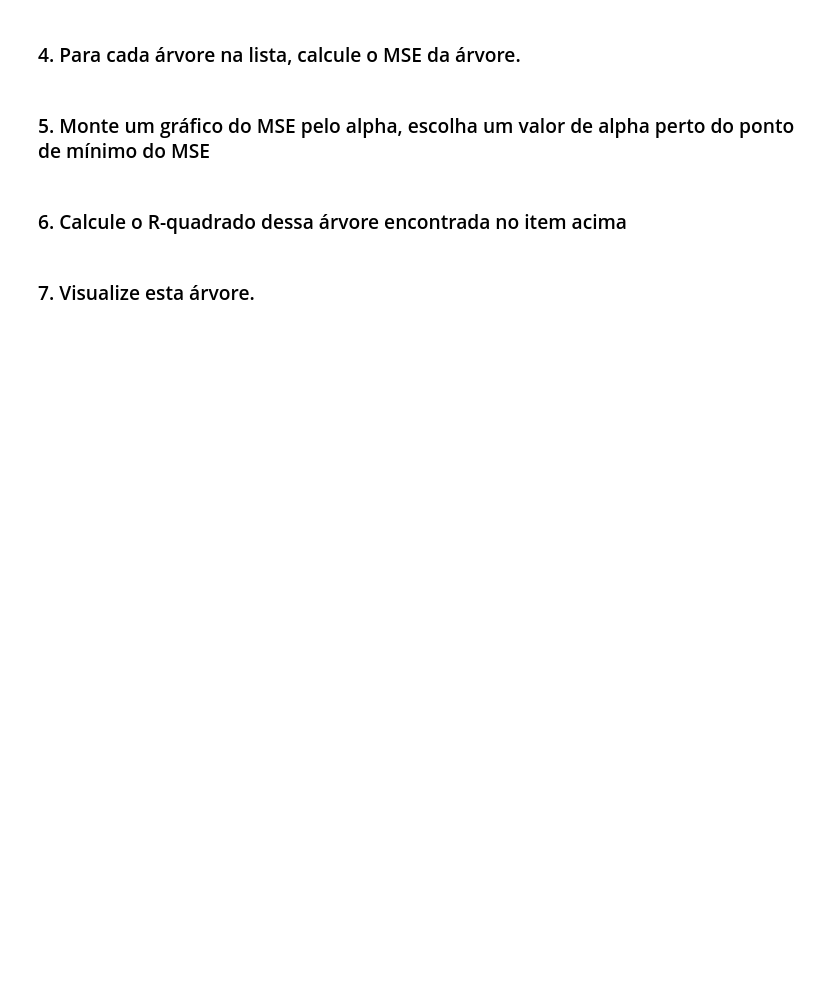
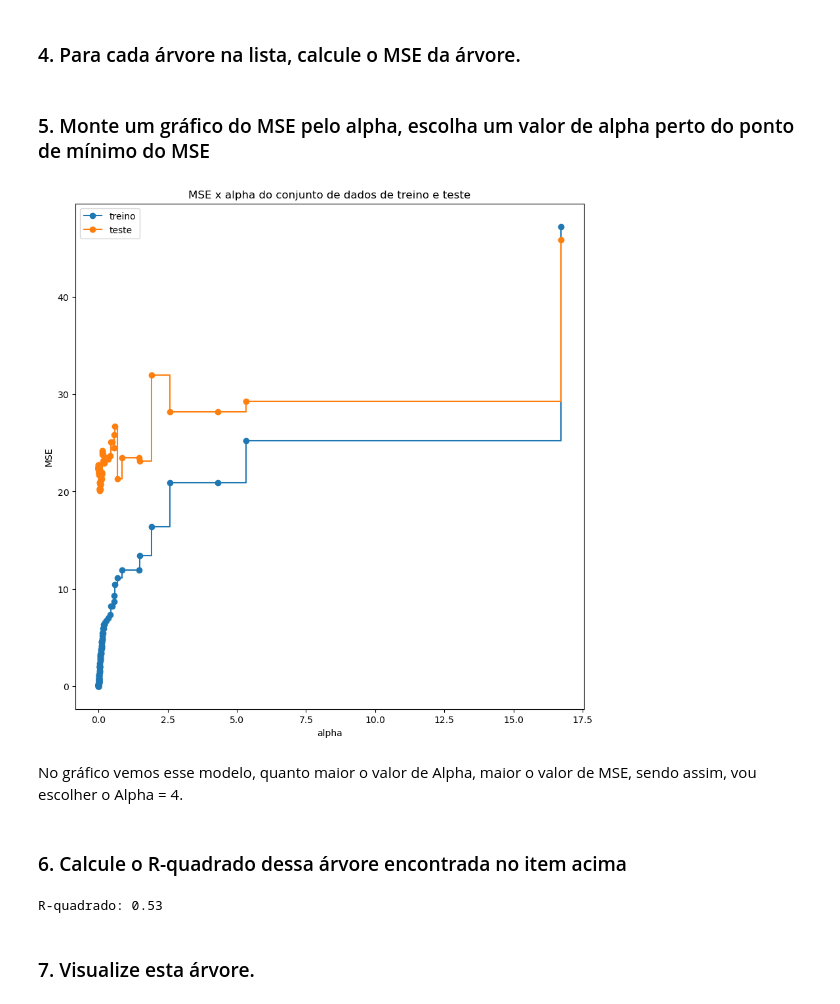
Before and after one commit to ReyDroy/Ebac_cientista_de_dados, a Jupyter notebook: MODULO 11/Mod11EX_2.ipynb, the cells around one changed output. Saved outputs shown, nothing was run; the diff lists cells and outputs as text; code cells hidden in the pictures; blank space fills up the shorter version.

```diff
--- a/MODULO 11/Mod11EX_2.ipynb
+++ b/MODULO 11/Mod11EX_2.ipynb
@@ -61,8 +144,33 @@ IndentationError: unexpected indent (1156326290.py, line 2)
 # %% [markdown]
 ### 4. Para cada árvore na lista, calcule o MSE da árvore.
+# %%
+train_scores = [mean_squared_error(y_train , clf.predict(X_train)) for clf in clfs]
+test_scores  = [mean_squared_error(y_test  , clf.predict(X_test )) for clf in clfs]
 # %% [markdown]
 ### 5. Monte um gráfico do MSE pelo alpha, escolha um valor de alpha perto do ponto de mínimo do MSE
+# %%
+fig, ax = plt.subplots(figsize=(10,10))
+ax.set_xlabel("alpha")
+ax.set_ylabel("MSE")
+ax.set_title("MSE x alpha do conjunto de dados de treino e teste")
+ax.plot(ccp_alphas[:-1], train_scores[:-1], marker='o', label="treino",
+        drawstyle="steps-post")
+ax.plot(ccp_alphas[:-1], test_scores[:-1], marker='o', label="teste",
+        drawstyle="steps-post")
+ax.legend()
+plt.show()
+# %% [output]
+[figure, added]
+# %% [markdown]
+No gráfico vemos esse modelo, quanto maior o valor de Alpha, maior o valor de MSE, sendo assim, vou escolher o Alpha = 4.
 # %% [markdown]
 ### 6. Calcule o R-quadrado dessa árvore encontrada no item acima
+# %%
+arvore_final = DecisionTreeRegressor(random_state=0, ccp_alpha=4)
+arvore_final.fit(X_train, y_train)
+
+print(f"R-quadrado: {arvore_final.score(X_test, y_test):.2f}")
+# %% [output]
+R-quadrado: 0.53
 # %% [markdown]
 ### 7. Visualize esta árvore.
```
Also changed, not shown: parts of 16 cells of this notebook.
